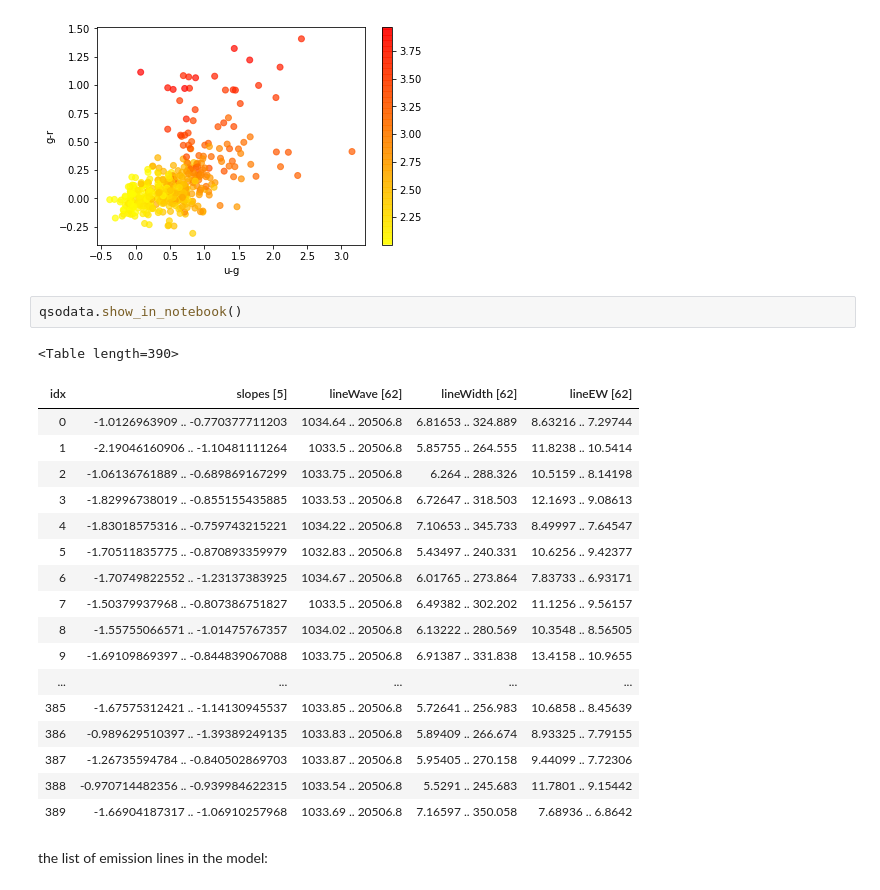
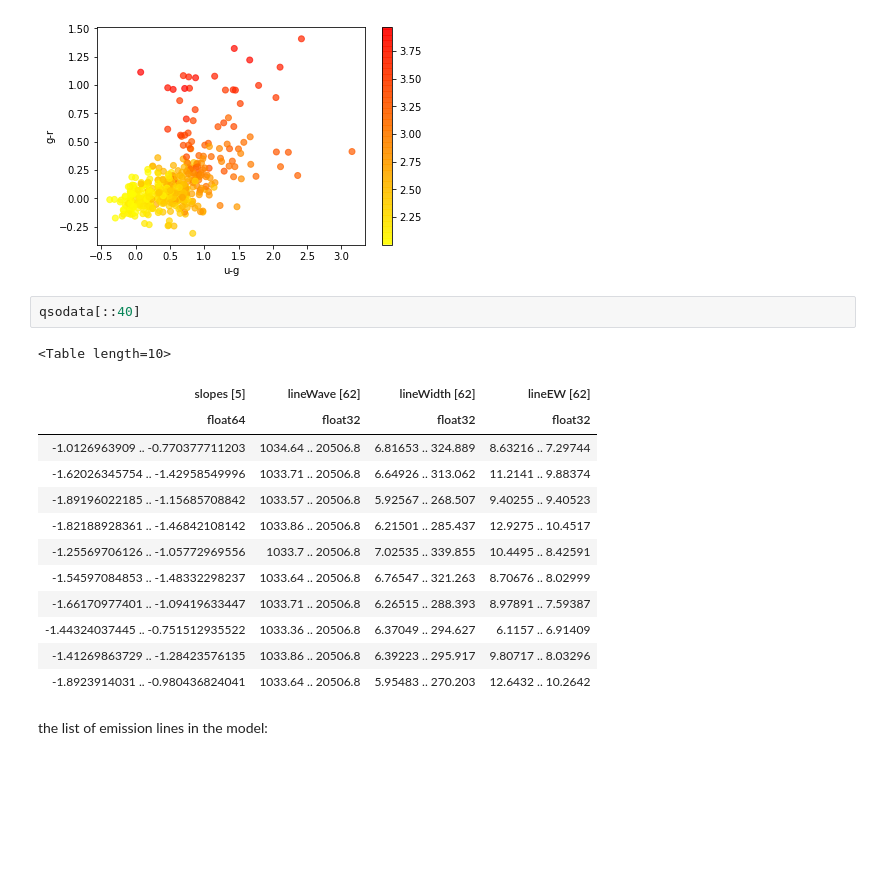
Before and after one commit to imcgreer/simqso, a Jupyter notebook: examples/bossqsos_example.ipynb, the cells around one changed output. Saved outputs shown, nothing was run; the diff lists cells and outputs as text; blank space fills up the shorter version.

```diff
--- a/examples/bossqsos_example.ipynb
+++ b/examples/bossqsos_example.ipynb
@@ -108,26 +104,21 @@ ylabel('g-r')
 <matplotlib.text.Text at 0x...>
 [figure]
 # %%
-qsodata.show_in_notebook()
+qsodata[::40]
 # %% [output]
-<Table length=390>
+<Table length=10>
-| idx | slopes [5] | lineWave [62] | lineWidth [62] | lineEW [62] |
-| 0 | -1.0126963909 .. -0.770377711203 | 1034.64 .. 20506.8 | 6.81653 .. 324.889 | 8.63216 .. 7.29744 |
-| 1 | -2.19046160906 .. -1.10481111264 | 1033.5 .. 20506.8 | 5.85755 .. 264.555 | 11.8238 .. 10.5414 |
-| 2 | -1.06136761889 .. -0.689869167299 | 1033.75 .. 20506.8 | 6.264 .. 288.326 | 10.5159 .. 8.14198 |
-| 3 | -1.82996738019 .. -0.855155435885 | 1033.53 .. 20506.8 | 6.72647 .. 318.503 | 12.1693 .. 9.08613 |
-| 4 | -1.83018575316 .. -0.759743215221 | 1034.22 .. 20506.8 | 7.10653 .. 345.733 | 8.49997 .. 7.64547 |
-| 5 | -1.70511835775 .. -0.870893359979 | 1032.83 .. 20506.8 | 5.43497 .. 240.331 | 10.6256 .. 9.42377 |
-| 6 | -1.70749822552 .. -1.23137383925 | 1034.67 .. 20506.8 | 6.01765 .. 273.864 | 7.83733 .. 6.93171 |
-| 7 | -1.50379937968 .. -0.807386751827 | 1033.5 .. 20506.8 | 6.49382 .. 302.202 | 11.1256 .. 9.56157 |
-| 8 | -1.55755066571 .. -1.01475767357 | 1034.02 .. 20506.8 | 6.13222 .. 280.569 | 10.3548 .. 8.56505 |
-| 9 | -1.69109869397 .. -0.844839067088 | 1033.75 .. 20506.8 | 6.91387 .. 331.838 | 13.4158 .. 10.9655 |
-| ... | ... | ... | ... | ... |
-| 385 | -1.67575312421 .. -1.14130945537 | 1033.85 .. 20506.8 | 5.72641 .. 256.983 | 10.6858 .. 8.45639 |
-| 386 | -0.989629510397 .. -1.39389249135 | 1033.83 .. 20506.8 | 5.89409 .. 266.674 | 8.93325 .. 7.79155 |
-| 387 | -1.26735594784 .. -0.840502869703 | 1033.87 .. 20506.8 | 5.95405 .. 270.158 | 9.44099 .. 7.72306 |
-| 388 | -0.970714482356 .. -0.939984622315 | 1033.54 .. 20506.8 | 5.5291 .. 245.683 | 11.7801 .. 9.15442 |
-| 389 | -1.66904187317 .. -1.06910257968 | 1033.69 .. 20506.8 | 7.16597 .. 350.058 | 7.68936 .. 6.8642 |
+| slopes [5] | lineWave [62] | lineWidth [62] | lineEW [62] |
+| float64 | float32 | float32 | float32 |
+| -1.0126963909 .. -0.770377711203 | 1034.64 .. 20506.8 | 6.81653 .. 324.889 | 8.63216 .. 7.29744 |
+| -1.62026345754 .. -1.42958549996 | 1033.71 .. 20506.8 | 6.64926 .. 313.062 | 11.2141 .. 9.88374 |
+| -1.89196022185 .. -1.15685708842 | 1033.57 .. 20506.8 | 5.92567 .. 268.507 | 9.40255 .. 9.40523 |
+| -1.82188928361 .. -1.46842108142 | 1033.86 .. 20506.8 | 6.21501 .. 285.437 | 12.9275 .. 10.4517 |
+| -1.25569706126 .. -1.05772969556 | 1033.7 .. 20506.8 | 7.02535 .. 339.855 | 10.4495 .. 8.42591 |
+| -1.54597084853 .. -1.48332298237 | 1033.64 .. 20506.8 | 6.76547 .. 321.263 | 8.70676 .. 8.02999 |
+| -1.66170977401 .. -1.09419633447 | 1033.71 .. 20506.8 | 6.26515 .. 288.393 | 8.97891 .. 7.59387 |
+| -1.44324037445 .. -0.751512935522 | 1033.36 .. 20506.8 | 6.37049 .. 294.627 | 6.1157 .. 6.91409 |
+| -1.41269863729 .. -1.28423576135 | 1033.86 .. 20506.8 | 6.39223 .. 295.917 | 9.80717 .. 8.03296 |
+| -1.8923914031 .. -0.980436824041 | 1033.64 .. 20506.8 | 5.95483 .. 270.203 | 12.6432 .. 10.2642 |
 # %% [markdown]
 the list of emission lines in the model:
 # %%
```
Also changed, not shown: parts of 15 cells of this notebook.
